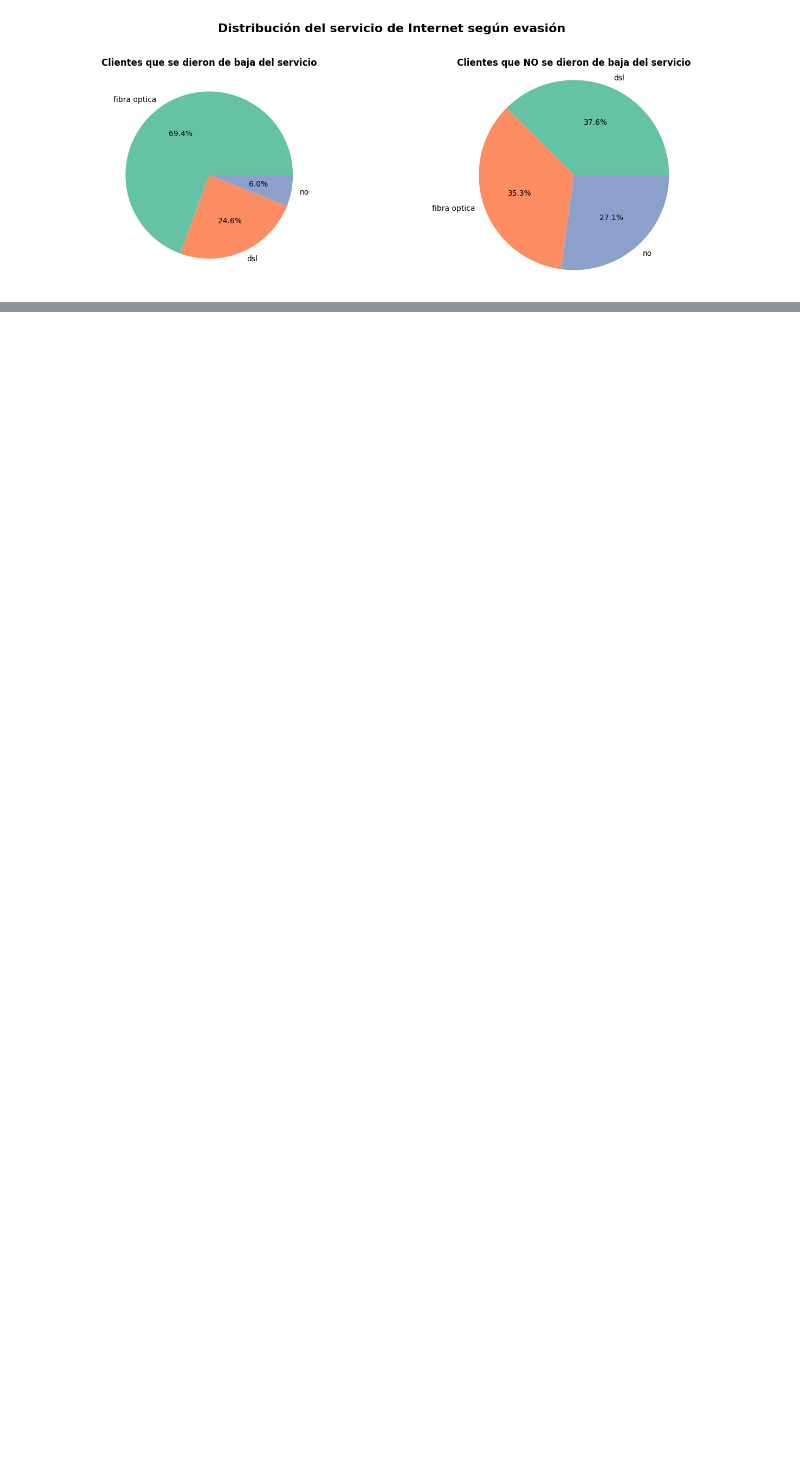
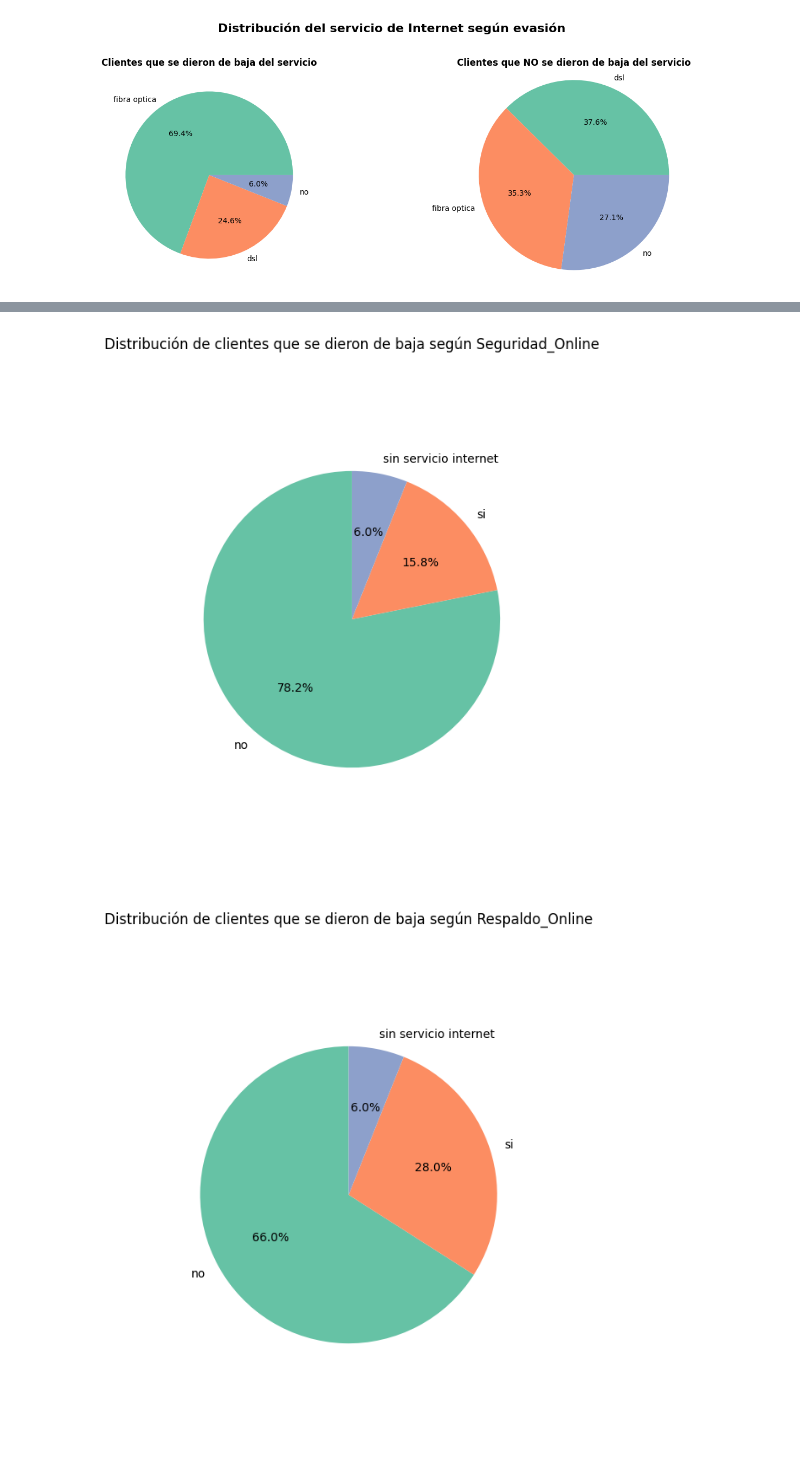
Before and after one commit to nxzK1/telecomX_Challenge, a Jupyter notebook: TelecomX_Challenge.ipynb, the cells around one changed output, grey strips where cells are left out. Cells and saved outputs as stored; diff of their text form; code cells hidden in the pictures; blank space fills up the shorter version.

```diff
--- a/TelecomX_Challenge.ipynb
+++ b/TelecomX_Challenge.ipynb
@@ -769,0 +783,3 @@ no_evasion_servicio_internet = servicio_no_evadido['Servicio_Internet'].value_co
+# %%
+columnas_serv = list(df_limpio.columns[10:16])
+columnas_serv
@@ -902,3 +936,16 @@ fig = px.histogram(
 fig.show()
 # %% [output]
 [interactive output not drawn]
+# %%
+for columnas in columnas_serv:
+    plt.figure(figsize=(5, 8))
+
+    conteo_evasion_servicios_internet = servicio_evadido[columnas].value_counts()
+
+    plt.pie(conteo_evasion_servicios_internet, labels=conteo_evasion_servicios_internet.index, autopct='%1.1f%%', startangle=90, colors=sns.color_palette('Set2'))
+    plt.title(f'Distribución de clientes que se dieron de baja según {columnas}', pad=10)
+    plt.axis('equal')
+    plt.show()
+# %% [output]
+[figure, added]
+[figure, added]
```
Also changed, not shown: parts of 18 cells of this notebook.
